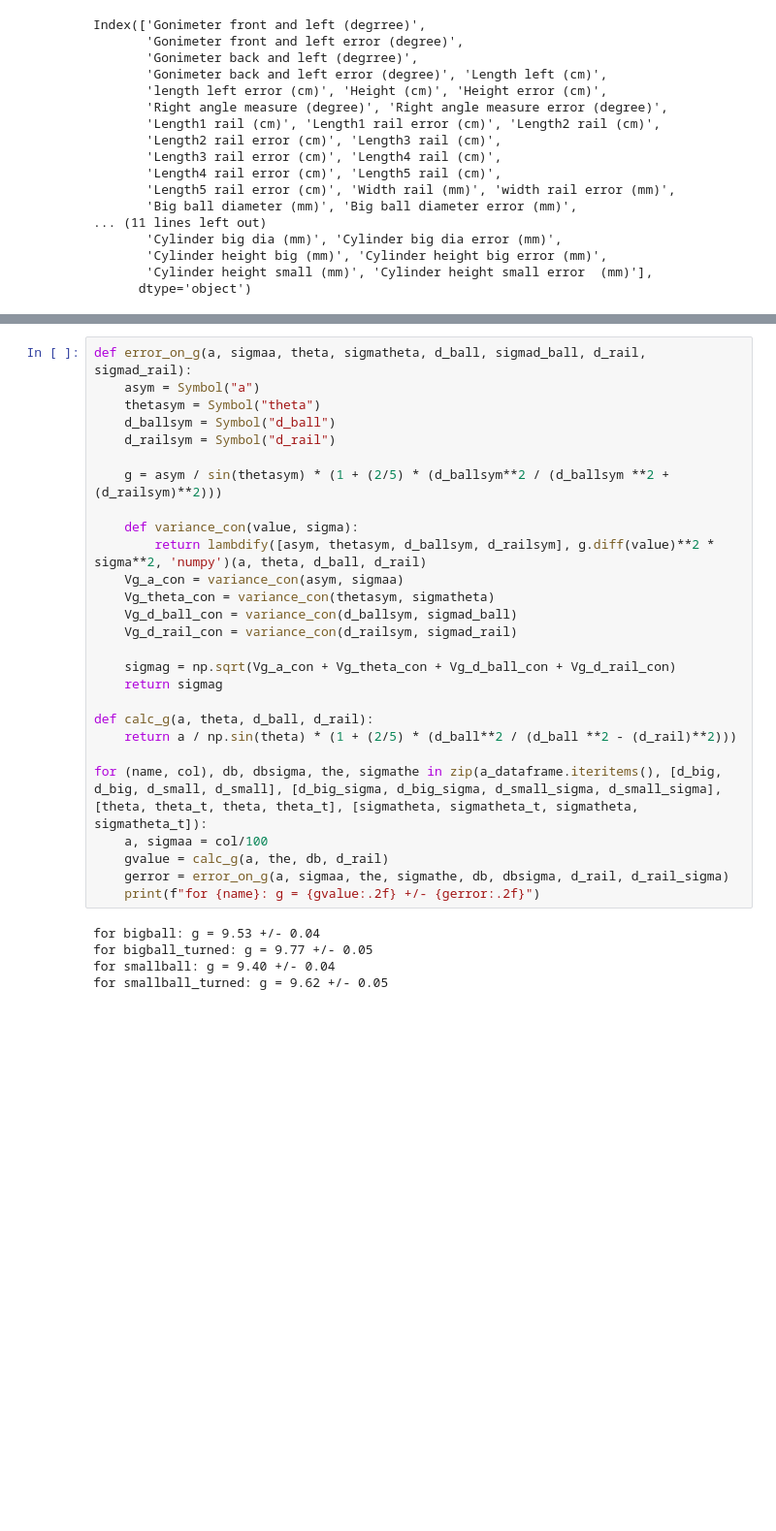
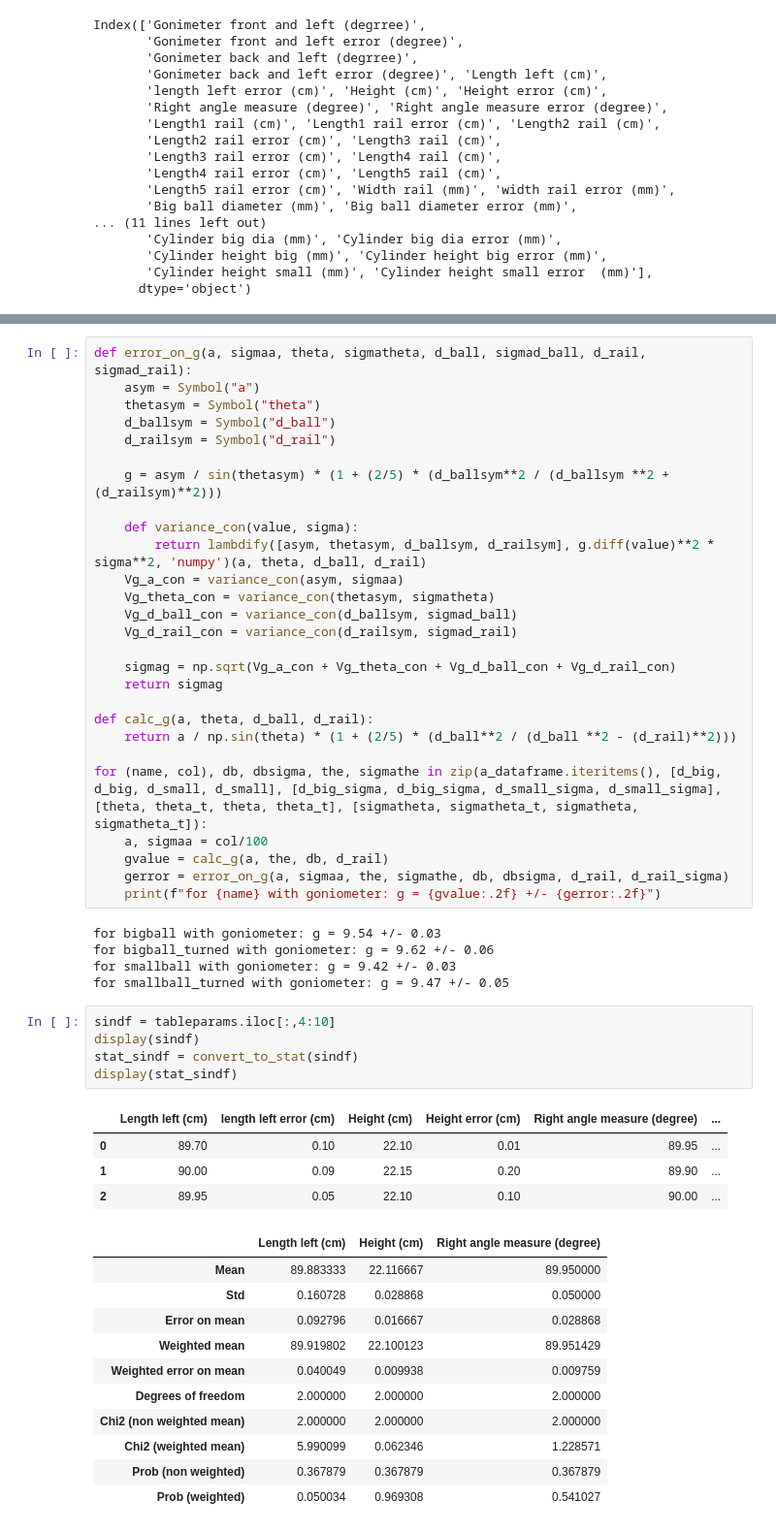
Before and after one commit to PhilKofoed/AppStat2022, a Jupyter notebook: Philip/Ballonincline/Balloninclineclac.ipynb, the cells around one changed output, grey strips where cells are left out. Shown: that part at 97% size. Cells and saved outputs as stored; diff of their text form; blank space fills up the shorter version.

```diff
--- a/Philip/Ballonincline/Balloninclineclac.ipynb
+++ b/Philip/Ballonincline/Balloninclineclac.ipynb
@@ -407,9 +465,30 @@ for (name, col), db, dbsigma, the, sigmathe in zip(a_dataframe.iteritems(), [d_b
     a, sigmaa = col/100
     gvalue = calc_g(a, the, db, d_rail)
     gerror = error_on_g(a, sigmaa, the, sigmathe, db, dbsigma, d_rail, d_rail_sigma)
-    print(f"for {name}: g = {gvalue:.2f} +/- {gerror:.2f}")
+    print(f"for {name} with goniometer: g = {gvalue:.2f} +/- {gerror:.2f}")
 # %% [output]
-for bigball: g = 9.53 +/- 0.04
-for bigball_turned: g = 9.77 +/- 0.05
-for smallball: g = 9.40 +/- 0.04
-for smallball_turned: g = 9.62 +/- 0.05
+for bigball with goniometer: g = 9.54 +/- 0.03
+for bigball_turned with goniometer: g = 9.62 +/- 0.06
+for smallball with goniometer: g = 9.42 +/- 0.03
+for smallball_turned with goniometer: g = 9.47 +/- 0.05
+# %%
+sindf = tableparams.iloc[:,4:10]
+display(sindf)
+stat_sindf = convert_to_stat(sindf)
+display(stat_sindf)
+# %% [output]
+|  | Length left (cm) | length left error (cm) | Height (cm) | Height error (cm) | Right angle measure (degree) | ... |
+| 0 | 89.70 | 0.10 | 22.10 | 0.01 | 89.95 | ... |
+| 1 | 90.00 | 0.09 | 22.15 | 0.20 | 89.90 | ... |
+| 2 | 89.95 | 0.05 | 22.10 | 0.10 | 90.00 | ... |
+|  | Length left (cm) | Height (cm) | Right angle measure (degree) |
+| Mean | 89.883333 | 22.116667 | 89.950000 |
+| Std | 0.160728 | 0.028868 | 0.050000 |
+| Error on mean | 0.092796 | 0.016667 | 0.028868 |
+| Weighted mean | 89.919802 | 22.100123 | 89.951429 |
+| Weighted error on mean | 0.040049 | 0.009938 | 0.009759 |
+| Degrees of freedom | 2.000000 | 2.000000 | 2.000000 |
+| Chi2 (non weighted mean) | 2.000000 | 2.000000 | 2.000000 |
+| Chi2 (weighted mean) | 5.990099 | 0.062346 | 1.228571 |
+| Prob (non weighted) | 0.367879 | 0.367879 | 0.367879 |
+| Prob (weighted) | 0.050034 | 0.969308 | 0.541027 |
```
Also changed, not shown: parts of 9 cells of this notebook, 1 other file.
